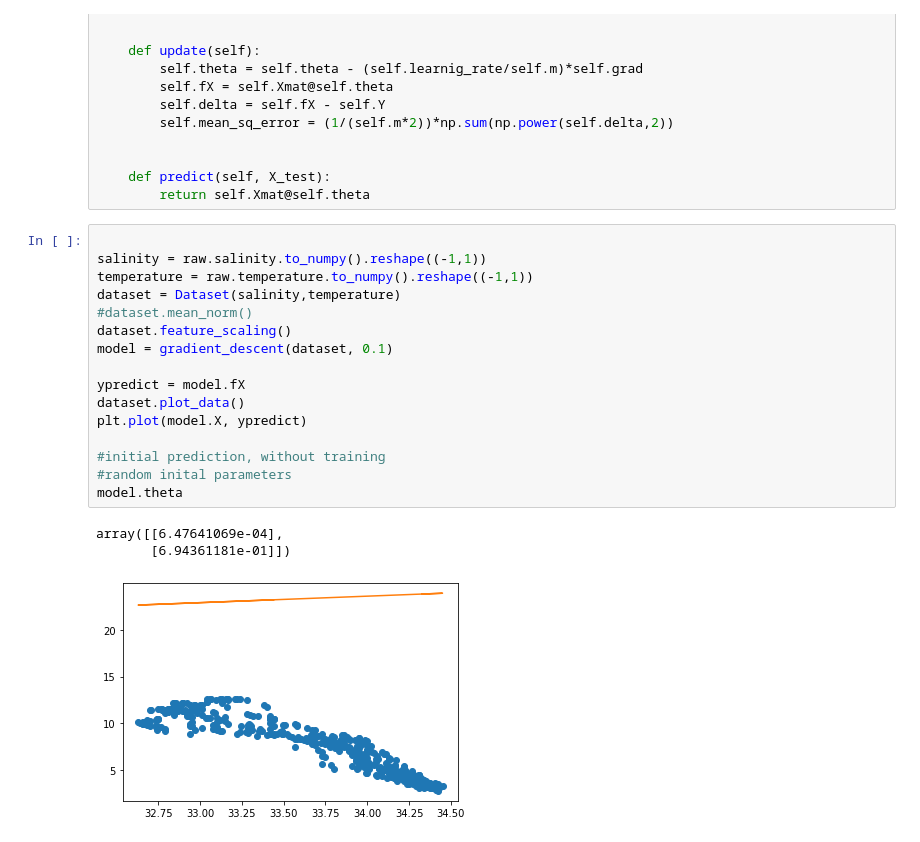
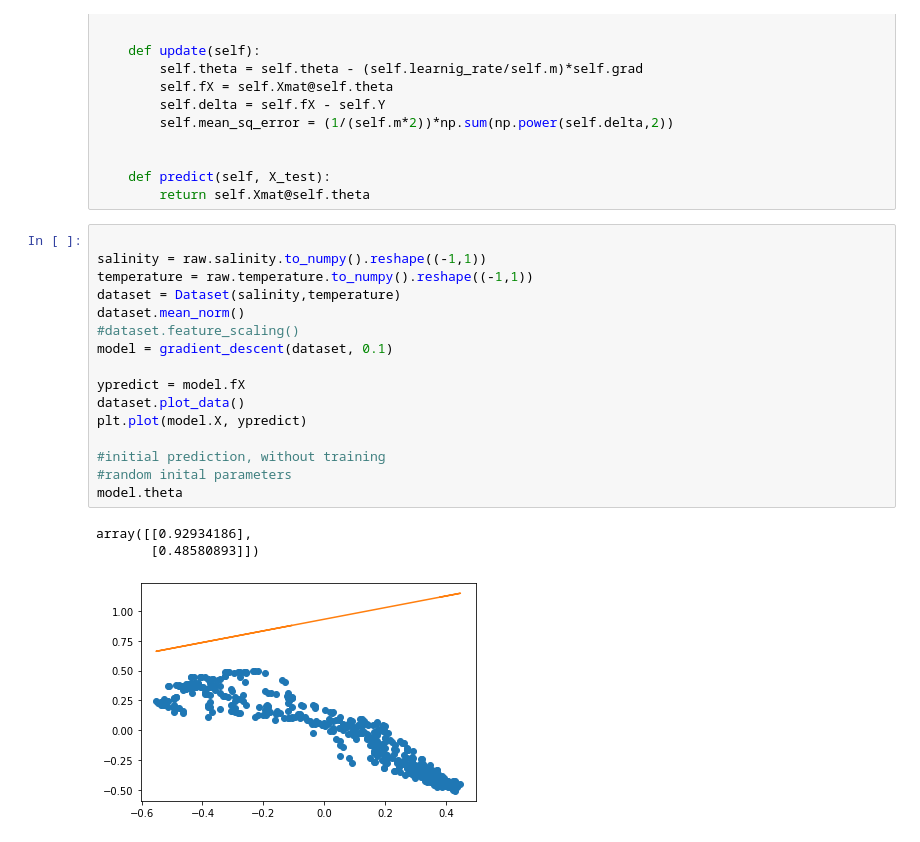
Before and after one commit to JErnestoMtz/machine_learning_2021, a Jupyter notebook: Assignment_1/gradient_descent.ipynb, the cells around one changed output. Cells and saved outputs as stored; diff of their text form.

```diff
--- a/Assignment_1/gradient_descent.ipynb
+++ b/Assignment_1/gradient_descent.ipynb
@@ -82,23 +82,23 @@ class gradient_descent:
 # %%
 
 salinity = raw.salinity.to_numpy().reshape((-1,1))
 temperature = raw.temperature.to_numpy().reshape((-1,1))
 dataset = Dataset(salinity,temperature)
-#dataset.mean_norm()
-dataset.feature_scaling()
+dataset.mean_norm()
+#dataset.feature_scaling()
 model = gradient_descent(dataset, 0.1)
 
 ypredict = model.fX
 dataset.plot_data()
 plt.plot(model.X, ypredict)
 
 #initial prediction, without training
 #random inital parameters
 model.theta
 # %% [output]
-array([[6.47641069e-04],
-       [6.94361181e-01]])
+array([[0.92934186],
+       [0.48580893]])
-[figure, old version]
+[figure, new version]
 # %%
 error= []
 error.append(model.mean_sq_error)
```
Also changed, not shown: parts of 2 cells of this notebook.
